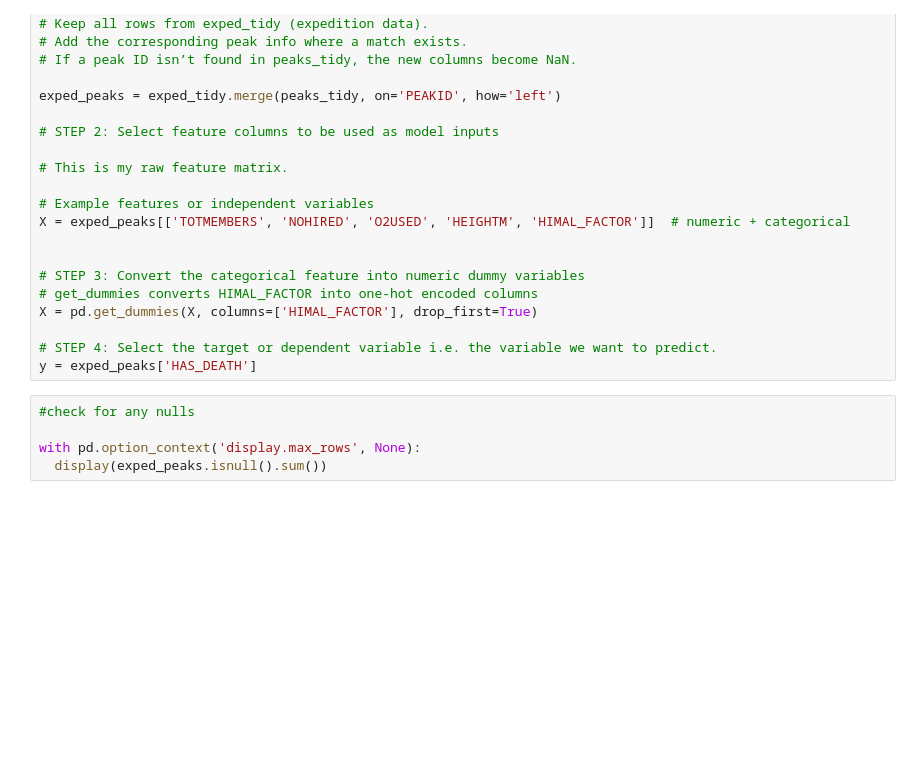
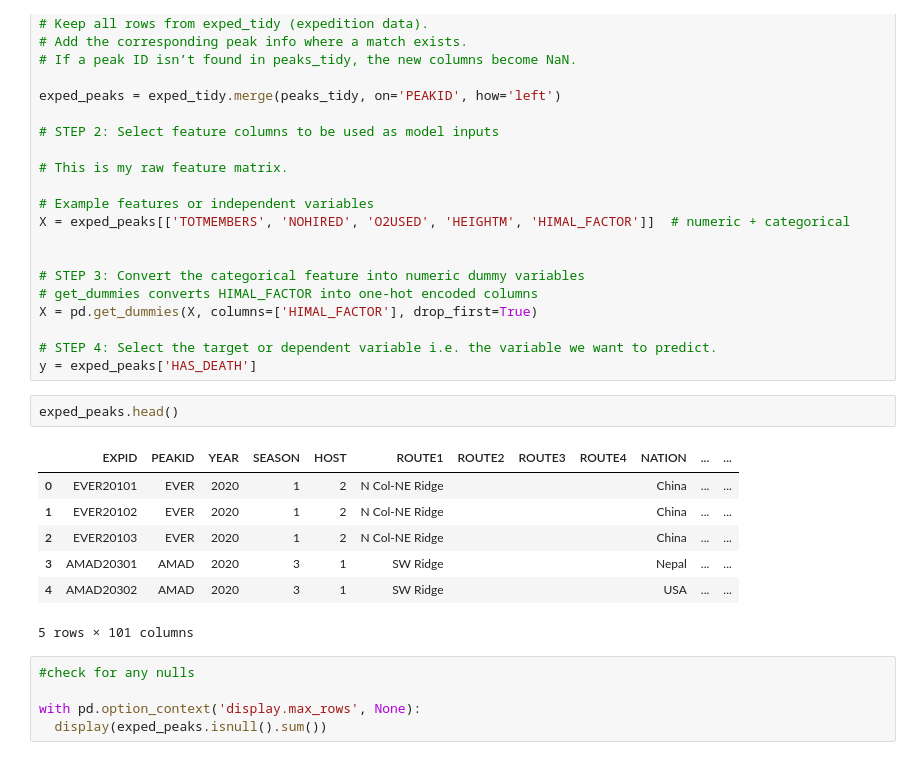
Before and after one commit to k10sj02/tidy-pydy-tuesday, a Jupyter notebook: 2025_01_21_himalayan_expeditions/2025_01_21_himalayan_expeditions.ipynb, the cells around one changed output. Drawn from its saved outputs; the diff is of its cells as text; blank space fills up the shorter version.

```diff
--- a/2025_01_21_himalayan_expeditions/2025_01_21_himalayan_expeditions.ipynb
+++ b/2025_01_21_himalayan_expeditions/2025_01_21_himalayan_expeditions.ipynb
@@ -1046,6 +1046,16 @@ X = pd.get_dummies(X, columns=['HIMAL_FACTOR'], drop_first=True)
 
 # STEP 4: Select the target or dependent variable i.e. the variable we want to predict.
 y = exped_peaks['HAS_DEATH']
+# %%
+exped_peaks.head()
+# %% [output]
+|  | EXPID | PEAKID | YEAR | SEASON | HOST | ROUTE1 | ROUTE2 | ROUTE3 | ROUTE4 | NATION | ... | ... |
+| 0 | EVER20101 | EVER | 2020 | 1 | 2 | N Col-NE Ridge |  |  |  | China | ... | ... |
+| 1 | EVER20102 | EVER | 2020 | 1 | 2 | N Col-NE Ridge |  |  |  | China | ... | ... |
+| 2 | EVER20103 | EVER | 2020 | 1 | 2 | N Col-NE Ridge |  |  |  | China | ... | ... |
+| 3 | AMAD20301 | AMAD | 2020 | 3 | 1 | SW Ridge |  |  |  | Nepal | ... | ... |
+| 4 | AMAD20302 | AMAD | 2020 | 3 | 1 | SW Ridge |  |  |  | USA | ... | ... |
+5 rows × 101 columns
 # %%
 #check for any nulls
 
```
